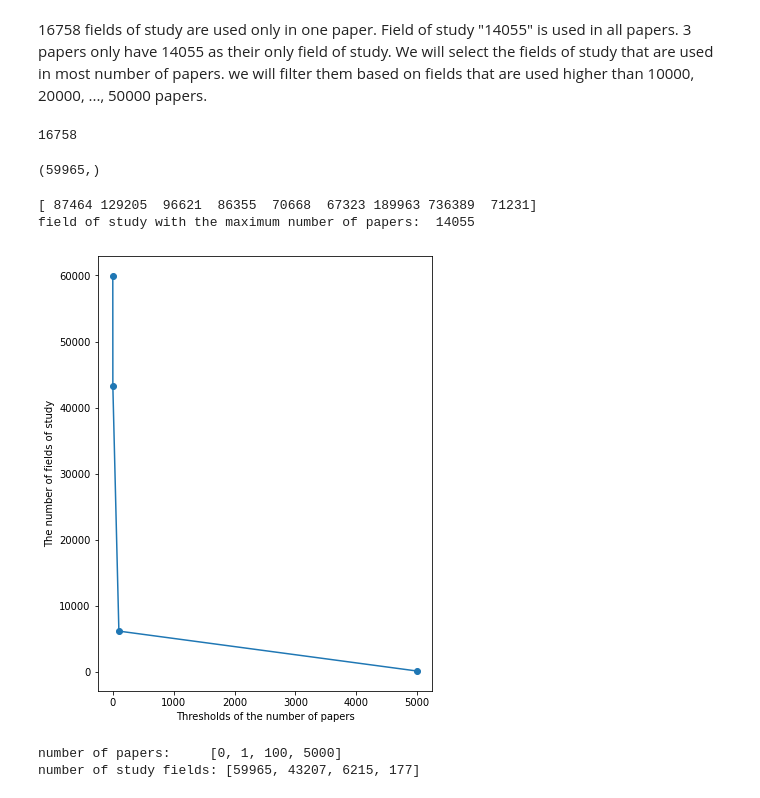
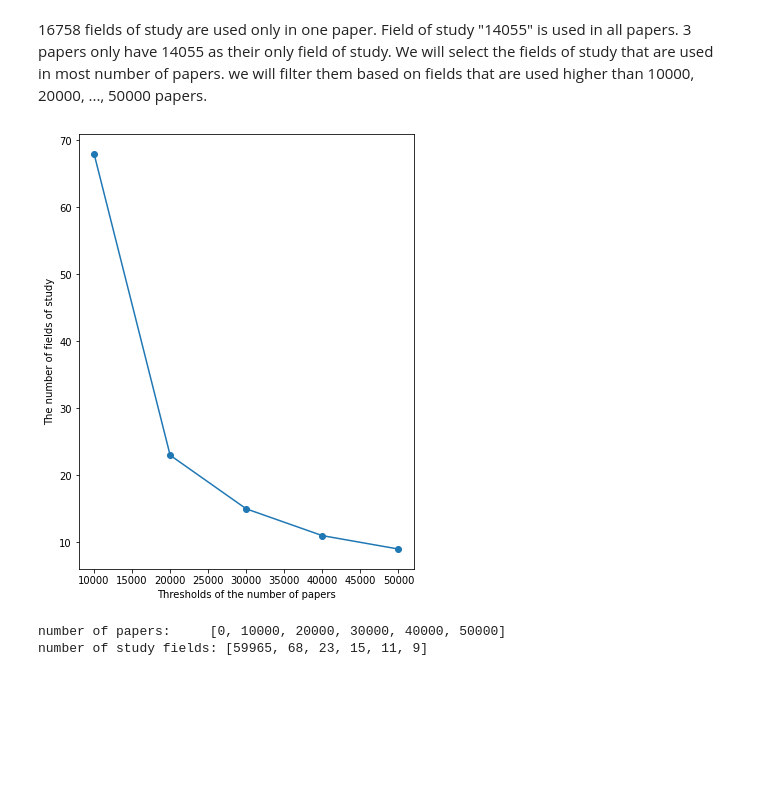
Before and after one commit to sinaziaee/paper_field_prediction, a Jupyter notebook: main.ipynb, the cells around one changed output. Cells and saved outputs as stored; diff of their text form; code cells hidden in the pictures; blank space fills up the shorter version.

```diff
--- a/main.ipynb
+++ b/main.ipynb
@@ -90,41 +108,26 @@ for each in data.edge_index_dict[m_key].T.numpy():
 # %% [markdown]
 16758 fields of study are used only in one paper. Field of study "14055" is used in all papers. 3 papers only have 14055 as their only field of study.
 We will select the fields of study that are used in most number of papers. we will filter them based on fields that are used higher than 10000, 20000, ..., 50000 papers.
-# %%
-print(study_fields_list[study_fields_list==1].shape[0])
-# %% [output]
-16758
-# %%
-study_fields_list
-# %% [output]
-(59965,)
-# %%
-print(study_fields_list[study_fields_list>50000])
-print('field of study with the maximum number of papers: ', study_fields_list.argmax())
-field_of_study_with_max_papers = study_fields_list.argmax()
-# %% [output]
-[ 87464 129205  96621  86355  70668  67323 189963 736389  71231]
-field of study with the maximum number of papers:  14055
 # %%
 # selecting threshold list for visualization of the number of papers in each field of study
-# threshold_list = [i * 10000 for i in range(6)]
-threshold_list = [0, 1, 100, 5000]
+threshold_list = [i * 10000 for i in range(6)]
+# threshold_list = [0, 1, 100, 5000]
 result_list = []
 # finding the number of papers on each threshold
 for each in threshold_list:
   result_list.append(study_fields_list[study_fields_list>each].shape[0])
 # visualization
 plt.figure(figsize=(6, 8))
-plt.scatter(threshold_list[:], result_list[:])
-plt.plot(threshold_list[:], result_list[:])
+plt.scatter(threshold_list[1:], result_list[1:])
+plt.plot(threshold_list[1:], result_list[1:])
 plt.xlabel('Thresholds of the number of papers')
 plt.ylabel('The number of fields of study')
 # for i in range(len(result_list)):
 #     plt.annotate(result_list[i], (threshold_list[i], result_list[i] + 0.2))
 plt.show()
 print(f'\nnumber of papers:     {threshold_list}')
 print(f'number of study fields: {result_list}')
 # %% [output]
-[figure, old version]
+[figure, new version]
-number of papers:     [0, 1, 100, 5000]
-number of study fields: [59965, 43207, 6215, 177]
+number of papers:     [0, 10000, 20000, 30000, 40000, 50000]
+number of study fields: [59965, 68, 23, 15, 11, 9]
```
Also changed, not shown: parts of 36 cells of this notebook.
